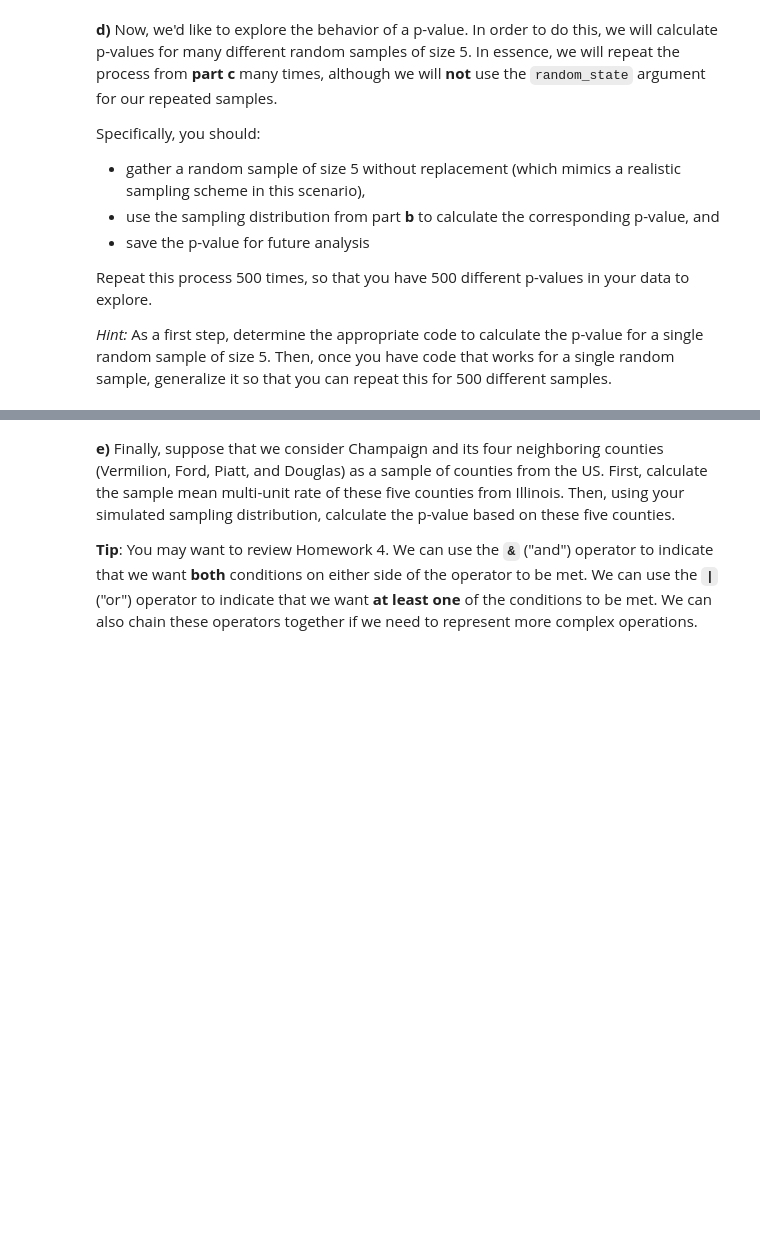
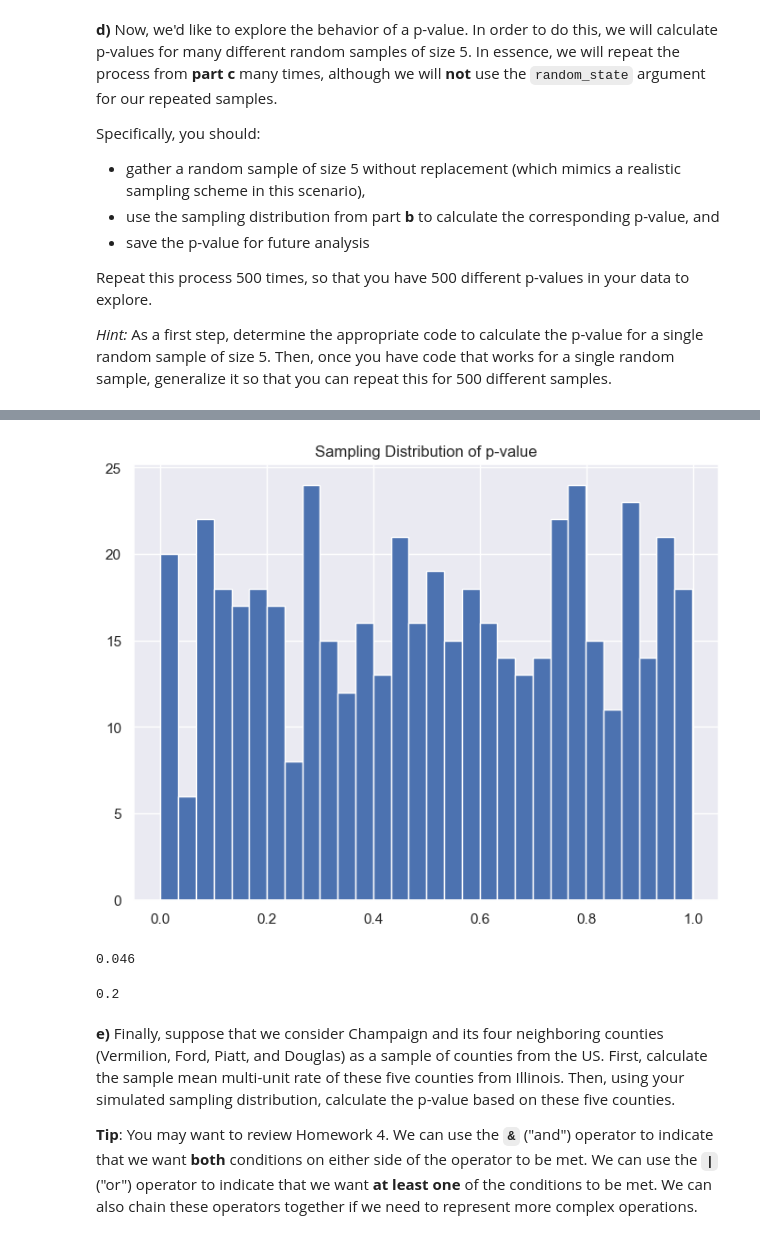
Before and after one commit to soobinj2/stat207, a Jupyter notebook: homework_06/homework_06.ipynb, the cells around one changed output, grey strips where cells are left out. Cells and saved outputs as stored; diff of their text form; code cells hidden in the pictures; blank space fills up the shorter version.

```diff
--- a/homework_06/homework_06.ipynb
+++ b/homework_06/homework_06.ipynb
@@ -48,3 +100,8 @@ $H_0: \mu = 12.32$
 $H_a: \mu > 12.32$
 
 First, take a random sample of size 5 from the population of counties **without replacement**.  Within the `sample` function, use the argument `random_state = 207`.  Using this random sample along with the sampling distribution from part **b**, calculate the p-value for the test above.
+# %%
+random_samp = df.sample(5, random_state = 207, replace = False)
+sample_mean = random_samp['multi_unit'].mean()
+
+sample_mean
@@ -50,0 +110,4 @@ First, take a random sample of size 5 from the population of counties **without
+# %%
+p_value = np.mean(sampling_distribution_mean >= sample_mean)
+
+p_value
@@ -59,3 +124,17 @@ Specifically, you should:
 Repeat this process 500 times, so that you have 500 different p-values in your data to explore.
 
 *Hint:* As a first step, determine the appropriate code to calculate the p-value for a single random sample of size 5.  Then, once you have code that works for a single random sample, generalize it so that you can repeat this for 500 different samples.
+# %%
+p_values = []
+
+for i in range(500):
+    random_sample = df['multi_unit'].sample(n=5, replace=False)
+    sample_mean = random_sample.mean()
+
+    p_value = np.mean(sampling_distribution_mean >= sample_mean)
+    p_values.append(p_value)
+
+p_values = np.array(p_values)
+
+
+p_values
@@ -62,3 +159,23 @@ Repeat this process 500 times, so that you have 500 different p-values in your d
+# %%
+plt.figure(figsize=(8, 6))
+plt.hist(p_values, bins=30)
+plt.title('Sampling Distribution of p-value')
+
+plt.show()
+# %% [output]
+[figure, added]
+# %%
+reject_proportion = np.mean(p_values < 0.05)
+reject_proportion
+# %% [output]
+0.046
+# %%
+significance_level_2 = 0.2
+reject_proportion2 = np.mean(p_values < 0.2)
+
+reject_proportion2
+# %% [output]
+0.2
 # %% [markdown]
 **e)** Finally, suppose that we consider Champaign and its four neighboring counties (Vermilion, Ford, Piatt, and Douglas) as a sample of counties from the US.  First, calculate the sample mean multi-unit rate of these five counties from Illinois.  Then, using your simulated sampling distribution, calculate the p-value based on these five counties.
 
```
Also changed, not shown: parts of 13 cells of this notebook.
